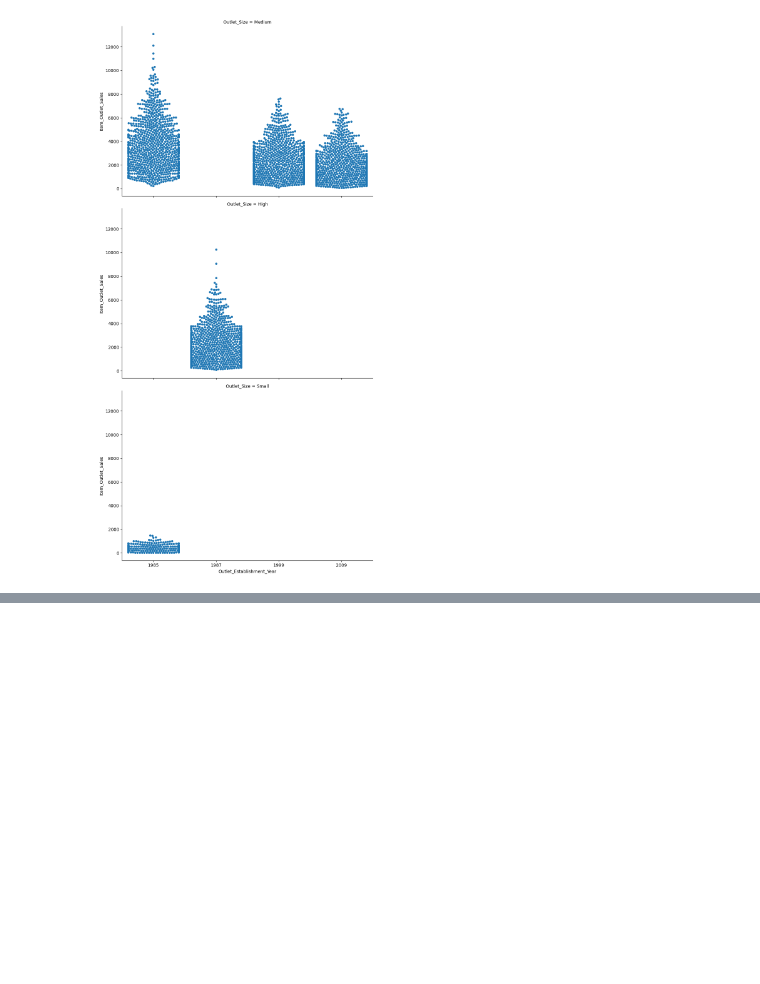
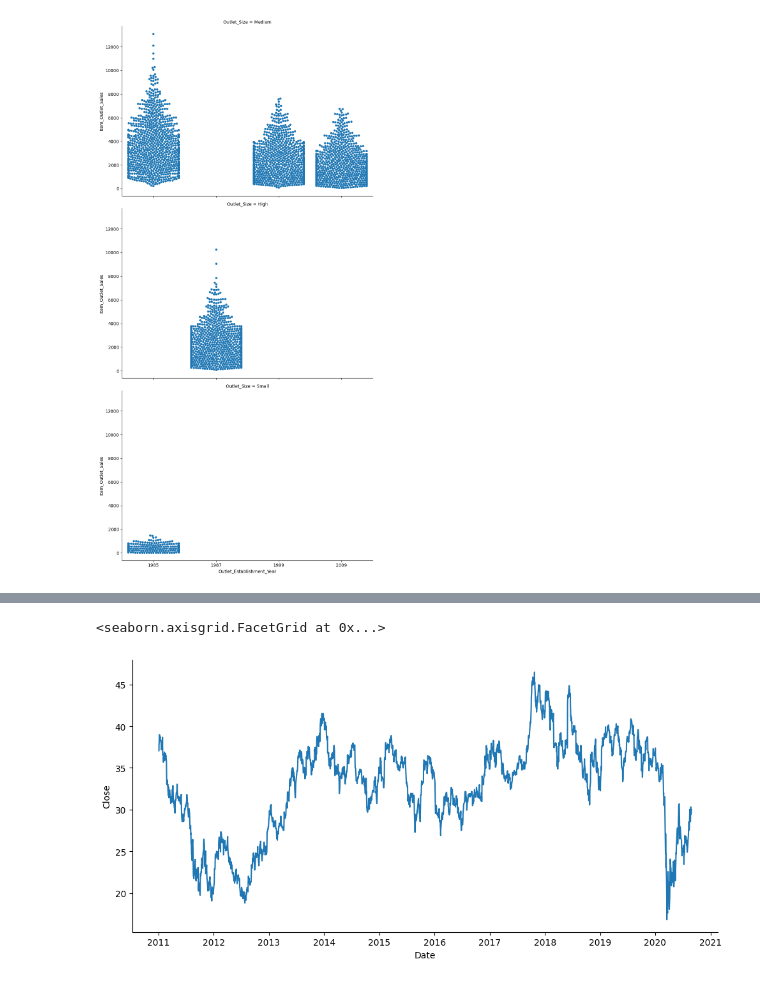
Before and after one commit to iwhite-booth21/PythonistaPractice, a Jupyter notebook: Python Statistical Plots Visualizing & Analyzing Data Using Seaborn/StripPlots.ipynb, the cells around one changed output, grey strips where cells are left out. Drawn from its saved outputs; the diff is of its cells as text; code cells hidden in the pictures; blank space fills up the shorter version.

Commit message:
DOne via the office pc - TIME SERIES LINE PLOTS

```diff
--- a/Python Statistical Plots Visualizing & Analyzing Data Using Seaborn/StripPlots.ipynb
+++ b/Python Statistical Plots Visualizing & Analyzing Data Using Seaborn/StripPlots.ipynb
@@ -165,3 +165,6 @@ sns.catplot(x='Outlet_Establishment_Year', y='Item_Outlet_Sales', row = 'Outlet_
 # %% [output]
 <seaborn.axisgrid.FacetGrid at 0x...>
 [figure]
+# %%
+g_data = pd.read_csv('Datasets/GM.csv')
+g_data.head()
@@ -167,0 +210,3 @@ sns.catplot(x='Outlet_Establishment_Year', y='Item_Outlet_Sales', row = 'Outlet_
+# %%
+g_data['Date'] = pd.to_datetime(g_data['Date'], format='%Y-%m-%d')
+g_data.dtypes
@@ -167,0 +222,5 @@ sns.catplot(x='Outlet_Establishment_Year', y='Item_Outlet_Sales', row = 'Outlet_
+# %%
+sns.relplot(x='Date', y='Close', kind='line', data=g_data, aspect=2)
+# %% [output]
+<seaborn.axisgrid.FacetGrid at 0x...>
+[figure, added]
```
Also changed, not shown: parts of 7 cells of this notebook, 3 other files.
